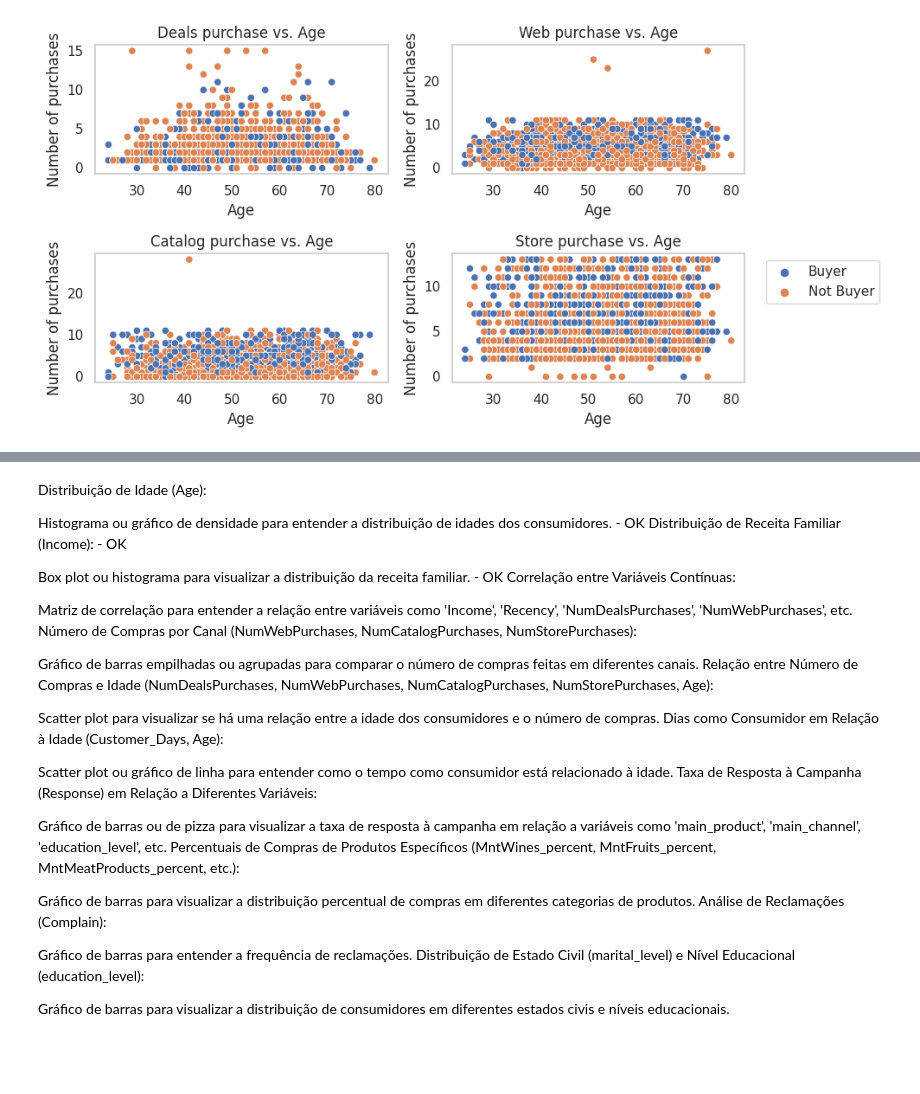
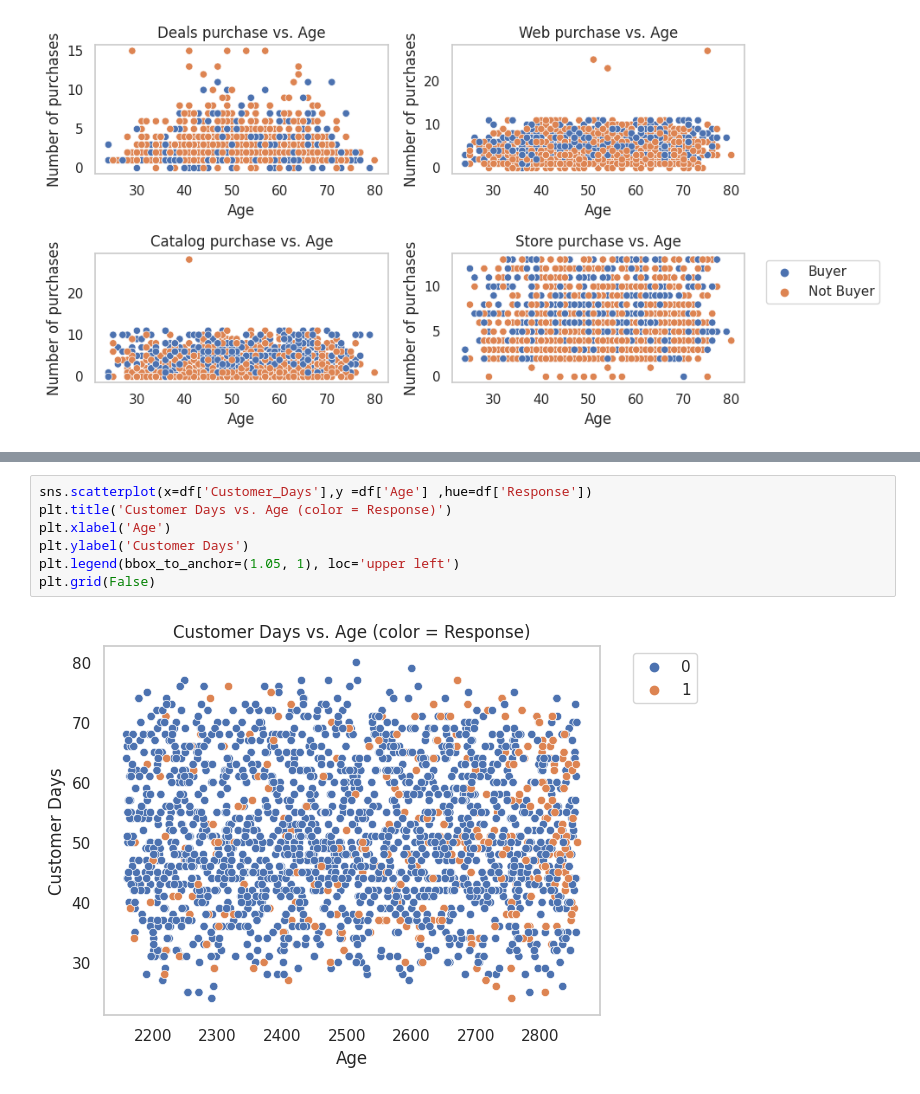
Before and after one commit to petrugeral/Marketing_Analytics, a Jupyter notebook: ifood_marketing_analytics/workspace.ipynb, the cells around one changed output, grey strips where cells are left out. Drawn from its saved outputs; the diff is of its cells as text; blank space fills up the shorter version.

```diff
--- a/ifood_marketing_analytics/workspace.ipynb
+++ b/ifood_marketing_analytics/workspace.ipynb
@@ -676,31 +682,9 @@ plt.grid(False)
-# %% [markdown]
-Distribuição de Idade (Age):
-
-Histograma ou gráfico de densidade para entender a distribuição de idades dos consumidores. - OK
-Distribuição de Receita Familiar (Income): - OK
-
-Box plot ou histograma para visualizar a distribuição da receita familiar. - OK
-Correlação entre Variáveis Contínuas:
-
-Matriz de correlação para entender a relação entre variáveis como 'Income', 'Recency', 'NumDealsPurchases', 'NumWebPurchases', etc.
-Número de Compras por Canal (NumWebPurchases, NumCatalogPurchases, NumStorePurchases):
-
-Gráfico de barras empilhadas ou agrupadas para comparar o número de compras feitas em diferentes canais.
-Relação entre Número de Compras e Idade (NumDealsPurchases, NumWebPurchases, NumCatalogPurchases, NumStorePurchases, Age):
-
-Scatter plot para visualizar se há uma relação entre a idade dos consumidores e o número de compras.
-Dias como Consumidor em Relação à Idade (Customer_Days, Age):
-
-Scatter plot ou gráfico de linha para entender como o tempo como consumidor está relacionado à idade.
-Taxa de Resposta à Campanha (Response) em Relação a Diferentes Variáveis:
-
-Gráfico de barras ou de pizza para visualizar a taxa de resposta à campanha em relação a variáveis como 'main_product', 'main_channel', 'education_level', etc.
-Percentuais de Compras de Produtos Específicos (MntWines_percent, MntFruits_percent, MntMeatProducts_percent, etc.):
-
-Gráfico de barras para visualizar a distribuição percentual de compras em diferentes categorias de produtos.
-Análise de Reclamações (Complain):
-
-Gráfico de barras para entender a frequência de reclamações.
-Distribuição de Estado Civil (marital_level) e Nível Educacional (education_level):
-
-Gráfico de barras para visualizar a distribuição de consumidores em diferentes estados civis e níveis educacionais.
+# %%
+sns.scatterplot(x=df['Customer_Days'],y =df['Age'] ,hue=df['Response'])
+plt.title('Customer Days vs. Age (color = Response)')
+plt.xlabel('Age')
+plt.ylabel('Customer Days')
+plt.legend(bbox_to_anchor=(1.05, 1), loc='upper left')
+plt.grid(False)
+# %% [output]
+[figure, added]
```
Also changed, not shown: parts of 10 cells of this notebook.
